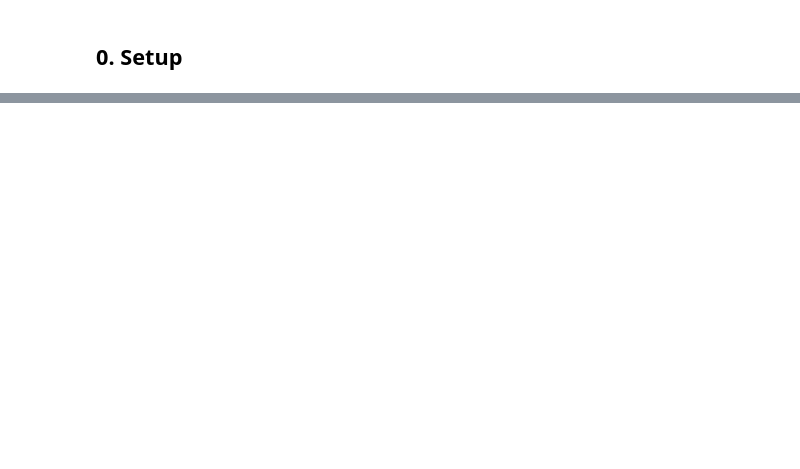
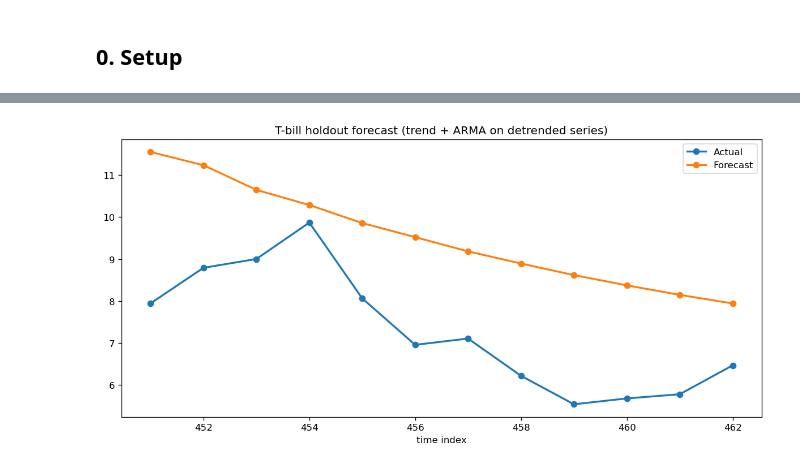
Before and after one commit to cspun/TSA, a Jupyter notebook: tsa-III.ipynb, the cells around one changed output, grey strips where cells are left out. Cells and saved outputs as stored; diff of their text form; code cells hidden in the pictures; blank space fills up the shorter version.

```diff
--- a/tsa-III.ipynb
+++ b/tsa-III.ipynb
@@ -891,0 +525,10 @@ Together, these two examples show how Box–Jenkins ideas extend naturally from
+# %%
+h = 12
+y_train = ttbill[:-h]
+y_test = ttbill[-h:]
+
+trend_fit_tr, trend_tr, detr_tr = detrend_linear(y_train)
+best_fit_tr, grid_tr, fits_tr = select_arma_model(detr_tr, max_p=3, max_q=3, trend="n")
+
+print("Selected ARMA order on detrended training series:", grid_tr.iloc[0]["order"])
+print(best_fit_tr.summary())
@@ -891,0 +553,19 @@ Together, these two examples show how Box–Jenkins ideas extend naturally from
+# %%
+fc = best_fit_tr.get_forecast(steps=h)
+mean_resid_fc = np.asarray(fc.predicted_mean)
+
+t_full = np.arange(1, len(y_train) + h + 1)
+X_full = sm.add_constant(t_full)
+trend_pred_full = trend_fit_tr.predict(X_full)
+trend_future = trend_pred_full[-h:]
+
+y_fc = trend_future + mean_resid_fc
+
+forecast_df_tbill = pd.DataFrame({
+    "Actual": y_test,
+    "Forecast": y_fc,
+    "Trend": trend_future,
+    "Residual forecast": mean_resid_fc
+}, index=np.arange(len(ttbill) - h + 1, len(ttbill) + 1))
+
+forecast_df_tbill.head()
@@ -891,0 +579,12 @@ Together, these two examples show how Box–Jenkins ideas extend naturally from
+# %%
+plt.figure(figsize=(10, 5))
+idx = forecast_df_tbill.index.values
+plt.plot(idx, forecast_df_tbill["Actual"].values, marker="o", linewidth=2, label="Actual")
+plt.plot(idx, forecast_df_tbill["Forecast"].values, marker="o", linewidth=2, label="Forecast")
+plt.title("T-bill holdout forecast (trend + ARMA on detrended series)")
+plt.xlabel("time index")
+plt.tight_layout()
+plt.legend()
+plt.show()
+# %% [output]
+[figure, added]
```
Also changed, not shown: parts of 87 cells of this notebook.
